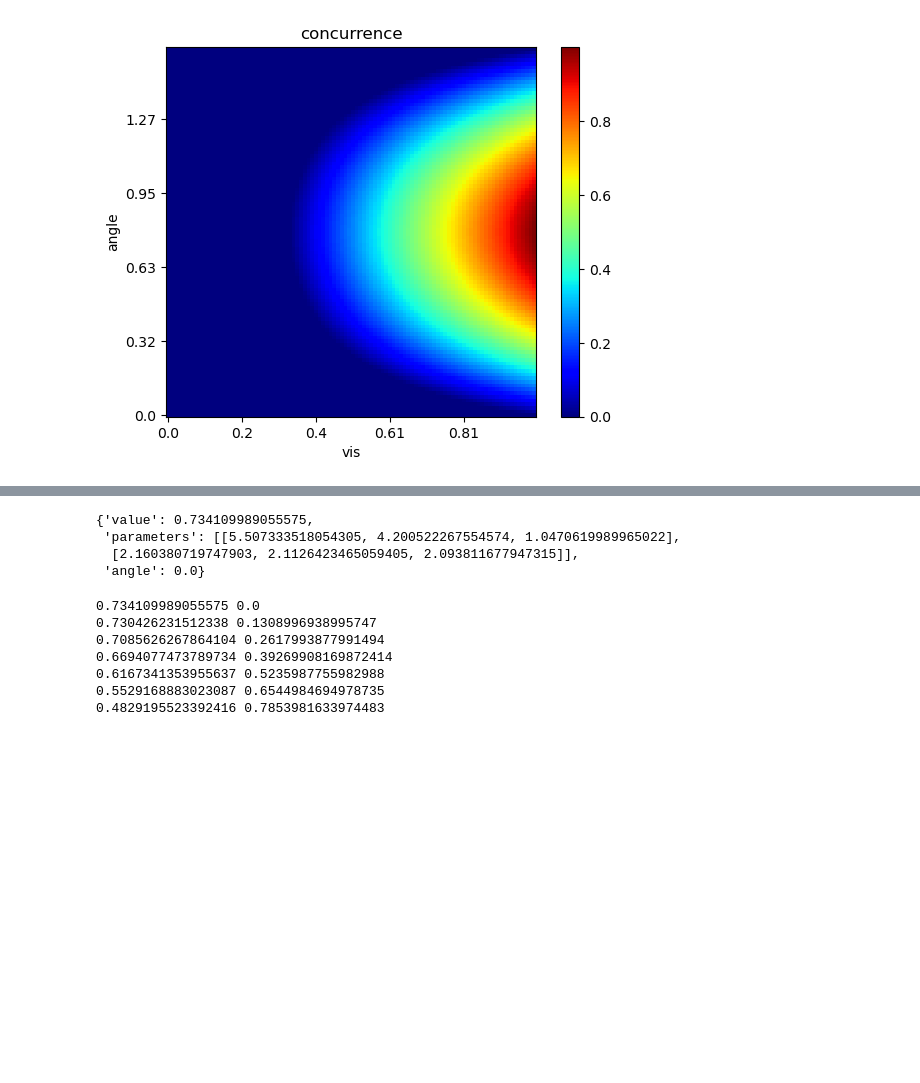
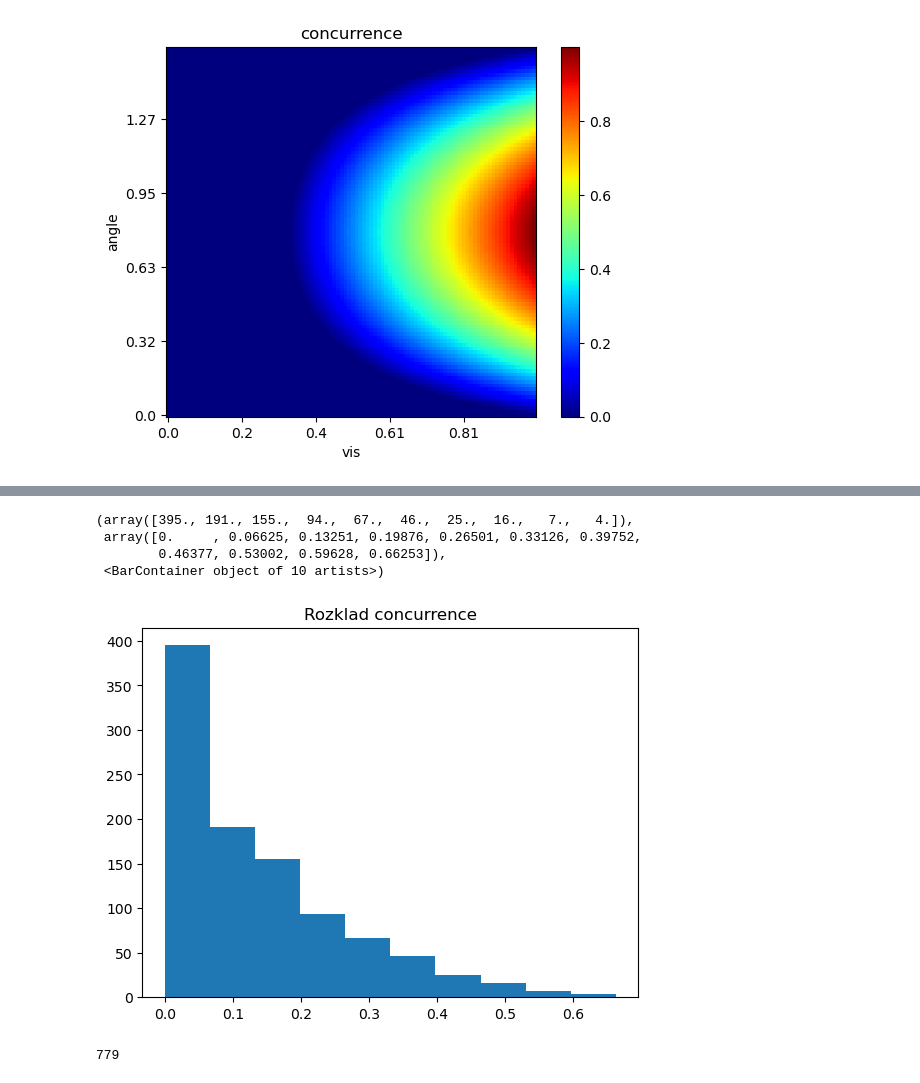
Before and after one commit to jkwiecien765/WernerTomography2, a Jupyter notebook: werner.ipynb, the cells around one changed output, grey strips where cells are left out. Cells and saved outputs as stored; diff of their text form; code cells hidden in the pictures; blank space fills up the shorter version.

```diff
--- a/werner.ipynb
+++ b/werner.ipynb
@@ -629,3 +681,20 @@ plt.show()
+# %%
+conc=[]
+for i in range(1000):
+    conc.append(concurrence(density_matrix(rand_PSDM())))
+
+plt.title('Rozklad concurrence')
+plt.hist(conc)
+# %% [output]
+(array([395., 191., 155.,  94.,  67.,  46.,  25.,  16.,   7.,   4.]),
+ array([0.     , 0.06625, 0.13251, 0.19876, 0.26501, 0.33126, 0.39752,
+        0.46377, 0.53002, 0.59628, 0.66253]),
+ <BarContainer object of 10 artists>)
+[figure, added]
+# %%
+np.sum(np.array(conc)>0.01)
+# %% [output]
+779
 # %%
 def optimal_matrix_fidelity_discrete(dmA, angle):
     from scipy.optimize import differential_evolution
@@ -650,18 +709,0 @@ for angle in np.linspace(0,pi/4,7):
-# %%
-best
-# %% [output]
-{'value': 0.734109989055575,
- 'parameters': [[5.507333518054305, 4.200522267554574, 1.0470619989965022],
-  [2.160380719747903, 2.1126423465059405, 2.093811677947315]],
- 'angle': 0.0}
-# %%
-for ans in answers:
-    print(ans['value'], ans['angle'])
-# %% [output]
-0.734109989055575 0.0
-0.730426231512338 0.1308996938995747
-0.7085626267864104 0.2617993877991494
-0.6694077473789734 0.39269908169872414
-0.6167341353955637 0.5235987755982988
-0.5529168883023087 0.6544984694978735
-0.4829195523392416 0.7853981633974483
```
Also changed, not shown: parts of 11 cells of this notebook, 1 other file.
